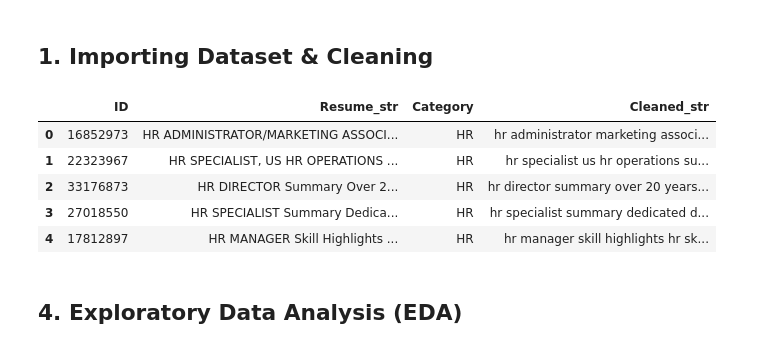
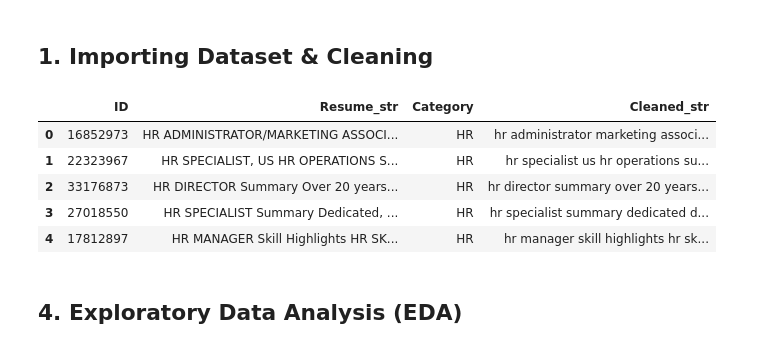
Before and after one commit to henry-AY/ResumeScreening, a Jupyter notebook: Resume_Screening.ipynb, the cells around one changed output. Cells and saved outputs as stored; diff of their text form; code cells hidden in the pictures.

```diff
--- a/Resume_Screening.ipynb
+++ b/Resume_Screening.ipynb
@@ -45,25 +45,26 @@ df.to_csv("new_data.csv")
 # %%
 # Using RegEx to clean the Resume strings
 def clean_resume(text):
     text = text.lower() # Make everything lowercase.
     text = re.sub(r'\s+', ' ', text) # replaces whitespace characters with a single space.
     text = re.sub(r'\/+', ' ', text) # replaces / characters with a single space (some resumes use backslashes)
     text = re.sub(r'[^a-z0-9\s\.\-]', '', text) # keeps letters, numbers, whitespace, periods, and dashes.
     text = re.sub(r'\s+', ' ', text).strip() # replaces leading and trailing whitespace characters.
     return text
 
 df["Cleaned_str"] = df["Resume_str"].apply(clean_resume)
 
 # Also, there are no NaN values, so we don't need to drop any rows.
+pd.set_option('display.max_colwidth', None)
 
 df.head()
 # %% [output]
 |  | ID | Resume_str | Category | Cleaned_str |
 | 0 | 16852973 | HR ADMINISTRATOR/MARKETING ASSOCI... | HR | hr administrator marketing associ... |
-| 1 | 22323967 | HR SPECIALIST, US HR OPERATIONS ... | HR | hr specialist us hr operations su... |
-| 2 | 33176873 | HR DIRECTOR Summary Over 2... | HR | hr director summary over 20 years... |
-| 3 | 27018550 | HR SPECIALIST Summary Dedica... | HR | hr specialist summary dedicated d... |
-| 4 | 17812897 | HR MANAGER Skill Highlights ... | HR | hr manager skill highlights hr sk... |
+| 1 | 22323967 | HR SPECIALIST, US HR OPERATIONS S... | HR | hr specialist us hr operations su... |
+| 2 | 33176873 | HR DIRECTOR Summary Over 20 years... | HR | hr director summary over 20 years... |
+| 3 | 27018550 | HR SPECIALIST Summary Dedicated, ... | HR | hr specialist summary dedicated d... |
+| 4 | 17812897 | HR MANAGER Skill Highlights HR SK... | HR | hr manager skill highlights hr sk... |
 # %% [markdown]
 ## 4. Exploratory Data Analysis (EDA)
 # %%
```
Also changed, not shown: parts of 3 cells of this notebook.
